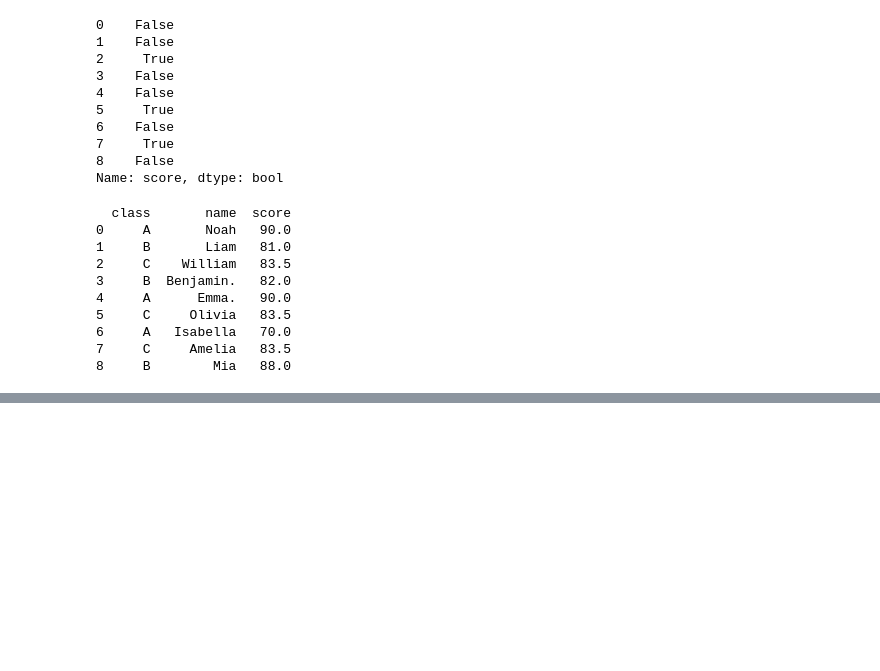
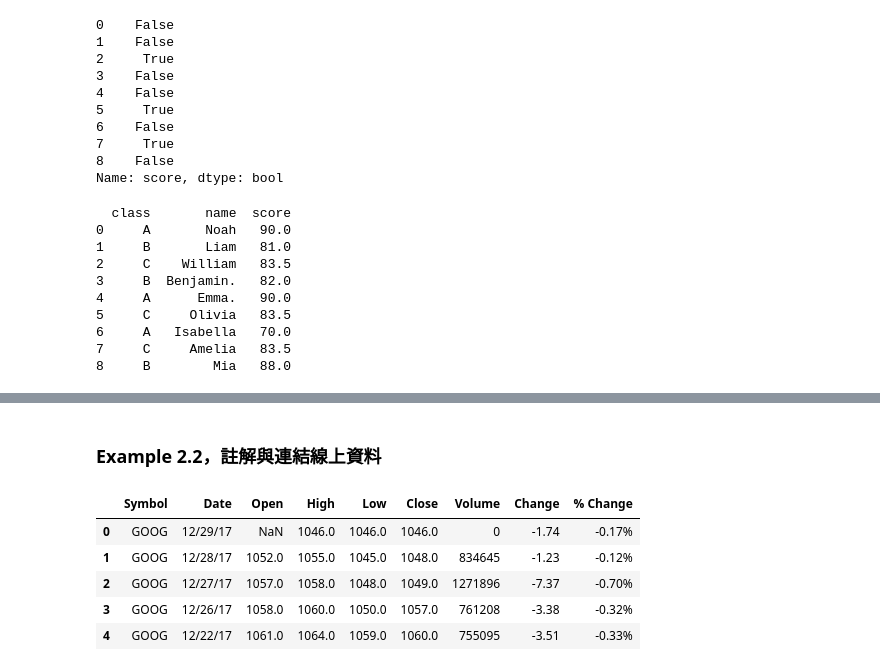
Before and after one commit to x-village/python-course, a Jupyter notebook: Lesson08-Web Crawler/Lesson09-Data Visualisation.ipynb, the cells around one changed output, grey strips where cells are left out. Cells and saved outputs as stored; diff of their text form; code cells hidden in the pictures; blank space fills up the shorter version.

```diff
--- a/Lesson08-Web Crawler/Lesson09-Data Visualisation.ipynb
+++ b/Lesson08-Web Crawler/Lesson09-Data Visualisation.ipynb
@@ -350,0 +394,16 @@ df = pd.DataFrame(table,columns = ['class','name','score'])
+# %% [markdown]
+### Example 2.2，註解與連結線上資料
+# %%
+%matplotlib inline
+import matplotlib.pyplot as plt
+import pandas as pd
+url = 'http://markets.financialcontent.com/stocks/action/gethistoricaldata?Month=12&Symbol=GOOG&Range=300&Year=2017'
+google_stock = pd.read_csv(url)
+google_stock.head()
+# %% [output]
+|  | Symbol | Date | Open | High | Low | Close | Volume | Change | % Change |
+| 0 | GOOG | 12/29/17 | NaN | 1046.0 | 1046.0 | 1046.0 | 0 | -1.74 | -0.17% |
+| 1 | GOOG | 12/28/17 | 1052.0 | 1055.0 | 1045.0 | 1048.0 | 834645 | -1.23 | -0.12% |
+| 2 | GOOG | 12/27/17 | 1057.0 | 1058.0 | 1048.0 | 1049.0 | 1271896 | -7.37 | -0.70% |
+| 3 | GOOG | 12/26/17 | 1058.0 | 1060.0 | 1050.0 | 1057.0 | 761208 | -3.38 | -0.32% |
+| 4 | GOOG | 12/22/17 | 1061.0 | 1064.0 | 1059.0 | 1060.0 | 755095 | -3.51 | -0.33% |
```
Also changed, not shown: parts of 25 cells of this notebook, 1 other file.
